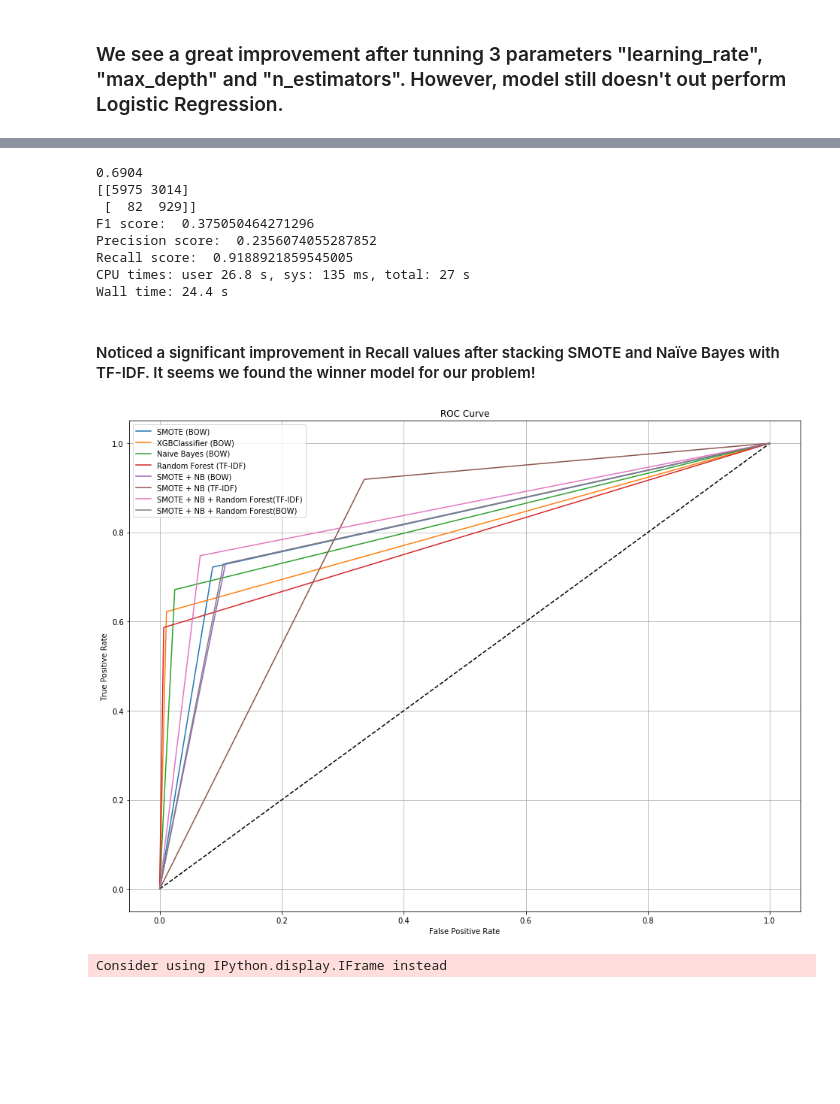
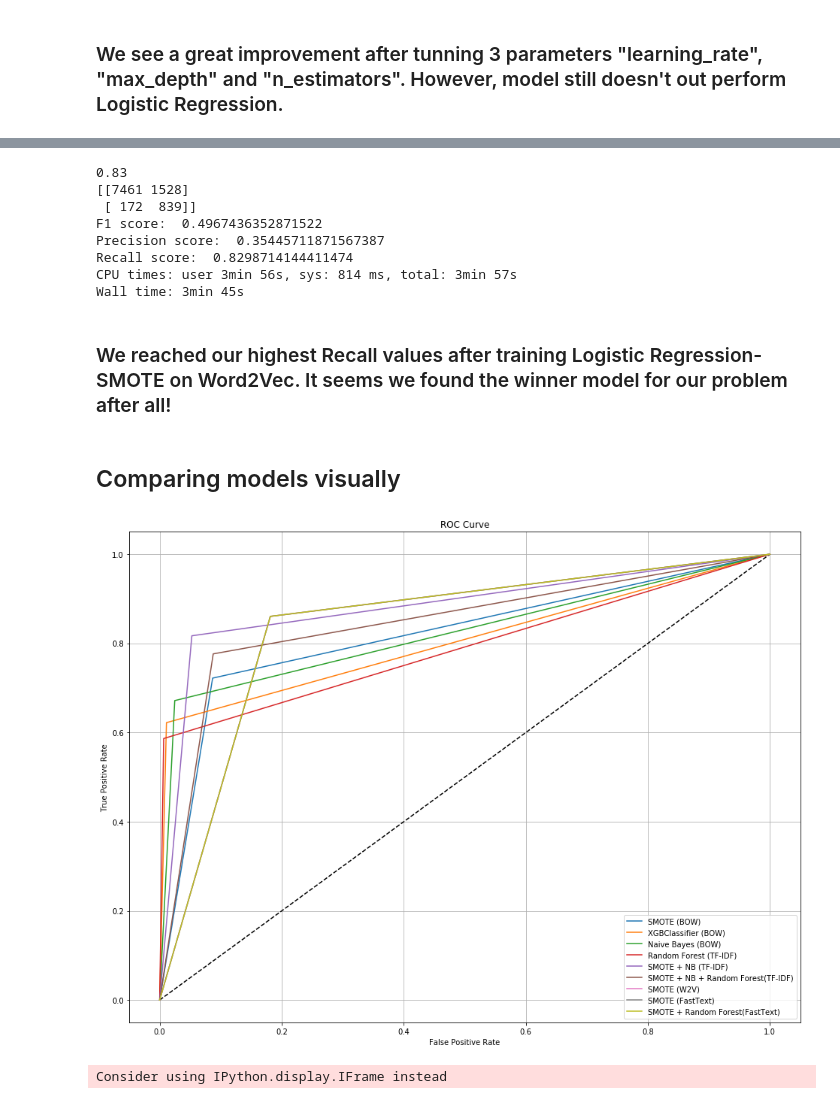
Before and after one commit to Mernegar/Toxic-Comment, a Jupyter notebook: Traditional Machine Learning/Traditional Machine Learning.ipynb, the cells around one changed output, grey strips where cells are left out. Drawn from its saved outputs; the diff is of its cells as text; code cells hidden in the pictures; blank space fills up the shorter version.

```diff
--- a/Traditional Machine Learning/Traditional Machine Learning.ipynb
+++ b/Traditional Machine Learning/Traditional Machine Learning.ipynb
@@ -777,0 +944,2 @@ Wall time: 55.2 s
+# %%
+fast_model = gensim.models.FastText(tokenized_train)
@@ -778,69 +1023,77 @@ Wall time: 55.2 s
 # %%
 %%time
-from sklearn.ensemble import VotingClassifier
 
-nb = MultinomialNB(alpha= 0.701)
+smote_pipeline = make_pipeline_imb(SMOTE(sampling_strategy= 0.95 , k_neighbors = 40 , kind = 'borderline2') , lr)
 
-xgb = XGBClassifier(learning_rate=0.3 , max_depth= 15 , n_estimators= 200 )
+rfc = RandomForestClassifier(n_estimators= 800, min_samples_split = 10,min_samples_leaf = 2,
+                             max_features = 'auto' , max_depth = None, bootstrap = False)
 
-smote_pipeline = make_pipeline_imb(SMOTE(sampling_strategy= 0.7) , lr)
+eclf6 = VotingClassifier(estimators=[('smote', smote_pipeline),('rfc' , rfc)] , voting='soft' ,
+                        weights=[40 ,1])
 
-eclf2 = VotingClassifier(estimators=[('smote', smote_pipeline), ('nb', nb)] , voting='soft' ,
-                        weights=[20 , 1])
+eclf6.fit(avg_ft_train_features , y_train)
 
-eclf2.fit(tfid_train_matrix , y_train)
+eclf6_predict = eclf6.predict(avg_ft_test_features)
 
-eclf2_predict = eclf1.predict(tfid_test_matrix)
+print (metrics.accuracy_score(y_test , eclf6_predict))
 
-print (metrics.accuracy_score(y_test , eclf2_predict))
+print (metrics.confusion_matrix(y_test , eclf6_predict))
 
-print (metrics.confusion_matrix(y_test , eclf2_predict))
+print("F1 score: ", metrics.f1_score(y_test , eclf6_predict))
 
-print("F1 score: ", metrics.f1_score(y_test , eclf2_predict))
+print("Precision score: " , metrics.precision_score(y_test , eclf6_predict))
 
-print("Precision score: " , metrics.precision_score(y_test , eclf2_predict))
-
-print("Recall score: " , metrics.recall_score(y_test , eclf2_predict))
+print("Recall score: " , metrics.recall_score(y_test , eclf6_predict))
 # %% [output]
-0.6904
-[[5975 3014]
- [  82  929]]
-F1 score:  0.375050464271296
-Precision score:  0.2356074055287852
-Recall score:  0.9188921859545005
-CPU times: user 26.8 s, sys: 135 ms, total: 27 s
-Wall time: 24.4 s
+0.83
+[[7461 1528]
+ [ 172  839]]
+F1 score:  0.4967436352871522
+Precision score:  0.35445711871567387
+Recall score:  0.8298714144411474
+CPU times: user 3min 56s, sys: 814 ms, total: 3min 57s
+Wall time: 3min 45s
 # %% [markdown]
-#### Noticed a significant improvement in Recall values after stacking SMOTE and Naïve Bayes with TF-IDF. It seems we found the winner model for our problem!
+### We reached our highest Recall values after training Logistic Regression-SMOTE on Word2Vec. It seems we found the winner model for our problem after all!
+# %% [markdown]
+## Comparing models visually
 # %%
 from sklearn.metrics import roc_curve, roc_auc_score
 
 lr_fp, lr_tpr, lr_thresholds  = roc_curve(y_test, smote_predict)
 svm_fp, svm_tpr, svm_thresholds  = roc_curve(y_test, xgb_bow_prediction)
 nb_fp, nb_tpr, nb_thresholds  = roc_curve(y_test, nb_bow_predction)
 rf_fp, rf_tpr, rf_thresholds  = roc_curve(y_test, rfc_tfid_prediction)
-bow_com_fp, bow_com_tpr, bow_com_thresholds  = roc_curve(y_test, eclf1_predict)
+#bow_com_fp, bow_com_tpr, bow_com_thresholds  = roc_curve(y_test, eclf1_predict)
 tf_com_fp, tf_com_tpr, tf_com_thresholds  = roc_curve(y_test, eclf2_predict)
 tf_3w_fp, tf_3w_tpr, tf_3w_thresholds  = roc_curve(y_test, eclf3_predict)
-bow_3w_fp, bow_3w_tpr, bow_3w_thresholds  = roc_curve(y_test, eclf4_predict)
+#bow_3w_fp, bow_3w_tpr, bow_3w_thresholds  = roc_curve(y_test, eclf4_predict)
+w2v_smote_fp, w2v_smote_tpr, w2v_smote_thresholds = roc_curve(y_test, smote_w2v_predict)
+ft_smote_fp, ft_smote_tpr, ft_smote_thresholds = roc_curve(y_test, smote_ft_predict)
+ft_com_fp, ft_smote_tpr, ft_smote_thresholds = roc_curve(y_test, eclf6_predict)
+
+
 plt.figure(figsize= (16 , 12))
 plt.plot([0,1], [0,1], 'k--' , )
 plt.plot(lr_fp, lr_tpr, label='SMOTE (BOW)')
 plt.plot(svm_fp, svm_tpr, label='XGBClassifier (BOW)')
 plt.plot(nb_fp, nb_tpr, label='Naive Bayes (BOW)')
 plt.plot(rf_fp, rf_tpr, label='Random Forest (TF-IDF)')
-plt.plot(bow_com_fp, bow_com_tpr, label='SMOTE + NB (BOW)')
+#plt.plot(bow_com_fp, bow_com_tpr, label='SMOTE + NB (BOW)')
 plt.plot(tf_com_fp, tf_com_tpr, label='SMOTE + NB (TF-IDF)')
 plt.plot(tf_3w_fp, tf_3w_tpr, label='SMOTE + NB + Random Forest(TF-IDF)')
-plt.plot(bow_3w_fp, bow_3w_tpr, label='SMOTE + NB + Random Forest(BOW)')
+#plt.plot(bow_3w_fp, bow_3w_tpr, label='SMOTE + NB + Random Forest(BOW)')
+plt.plot(w2v_smote_fp, w2v_smote_tpr, label='SMOTE (W2V)')
+plt.plot(w2v_smote_fp, w2v_smote_tpr, label='SMOTE (FastText)')
+plt.plot(w2v_smote_fp, w2v_smote_tpr, label='SMOTE + Random Forest(FastText)')
 plt.xlabel('False Positive Rate')
 plt.ylabel('True Positive Rate')
 plt.title('ROC Curve')
 plt.grid(True)
 plt.legend()
 plt.show()
 # %% [output]
-[figure, old version]
+[figure, new version]
 # %%
 lr_roc = roc_auc_score(y_test, smote_predict)
 xgb_roc = roc_auc_score(y_test, xgb_bow_prediction)
```
Also changed, not shown: parts of 33 cells of this notebook.
